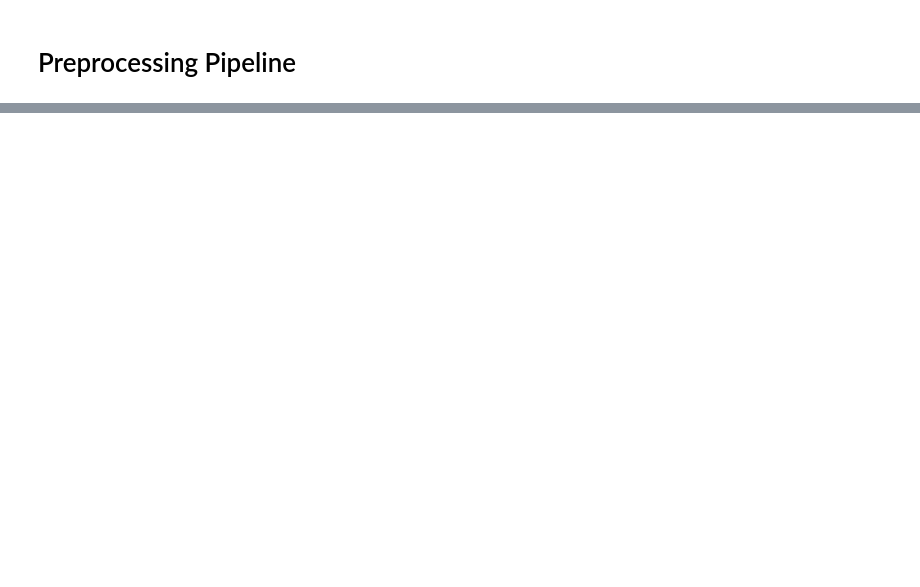
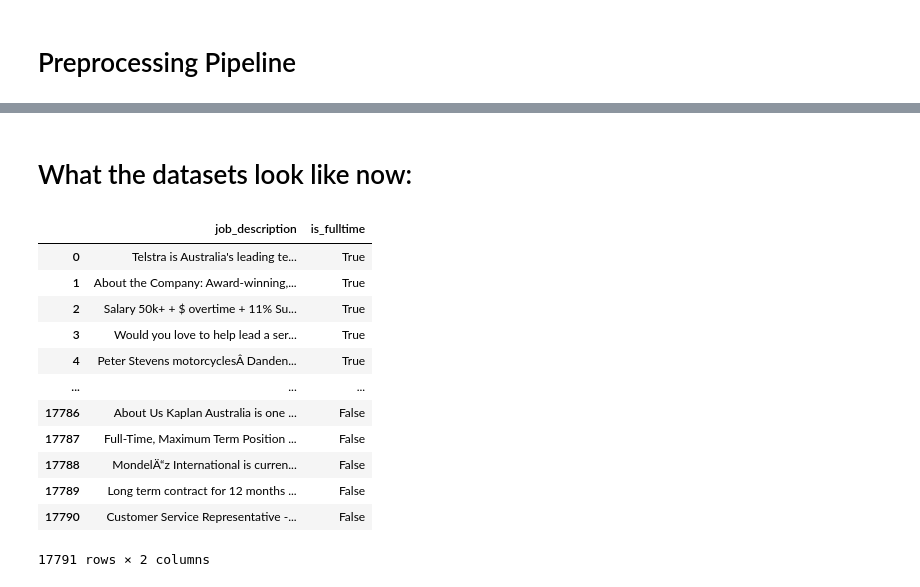
Before and after one commit to MouseAndKeyboard/LanguageModels, a Jupyter notebook: exploration/EDA.ipynb, the cells around one changed output, grey strips where cells are left out. Saved outputs shown, nothing was run; the diff lists cells and outputs as text; code cells hidden in the pictures; blank space fills up the shorter version.

```diff
--- a/exploration/EDA.ipynb
+++ b/exploration/EDA.ipynb
@@ -135,0 +224,18 @@ Naively undersampling the `is_fulltime` field will result in a biased dataset. T
+# %% [markdown]
+# What the datasets look like now:
+# %%
+task1_result
+# %% [output]
+|  | job_description | is_fulltime |
+| 0 | Telstra is Australia's leading te... | True |
+| 1 | About the Company: Award-winning,... | True |
+| 2 | Salary 50k+ + $ overtime + 11% Su... | True |
+| 3 | Would you love to help lead a ser... | True |
+| 4 | Peter Stevens motorcyclesÂ Danden... | True |
+| ... | ... | ... |
+| 17786 | About Us Kaplan Australia is one ... | False |
+| 17787 | Full-Time, Maximum Term Position ... | False |
+| 17788 | MondelÄ“z International is curren... | False |
+| 17789 | Long term contract for 12 months ... | False |
+| 17790 | Customer Service Representative -... | False |
+17791 rows × 2 columns
```
Also changed, not shown: parts of 8 cells of this notebook.
